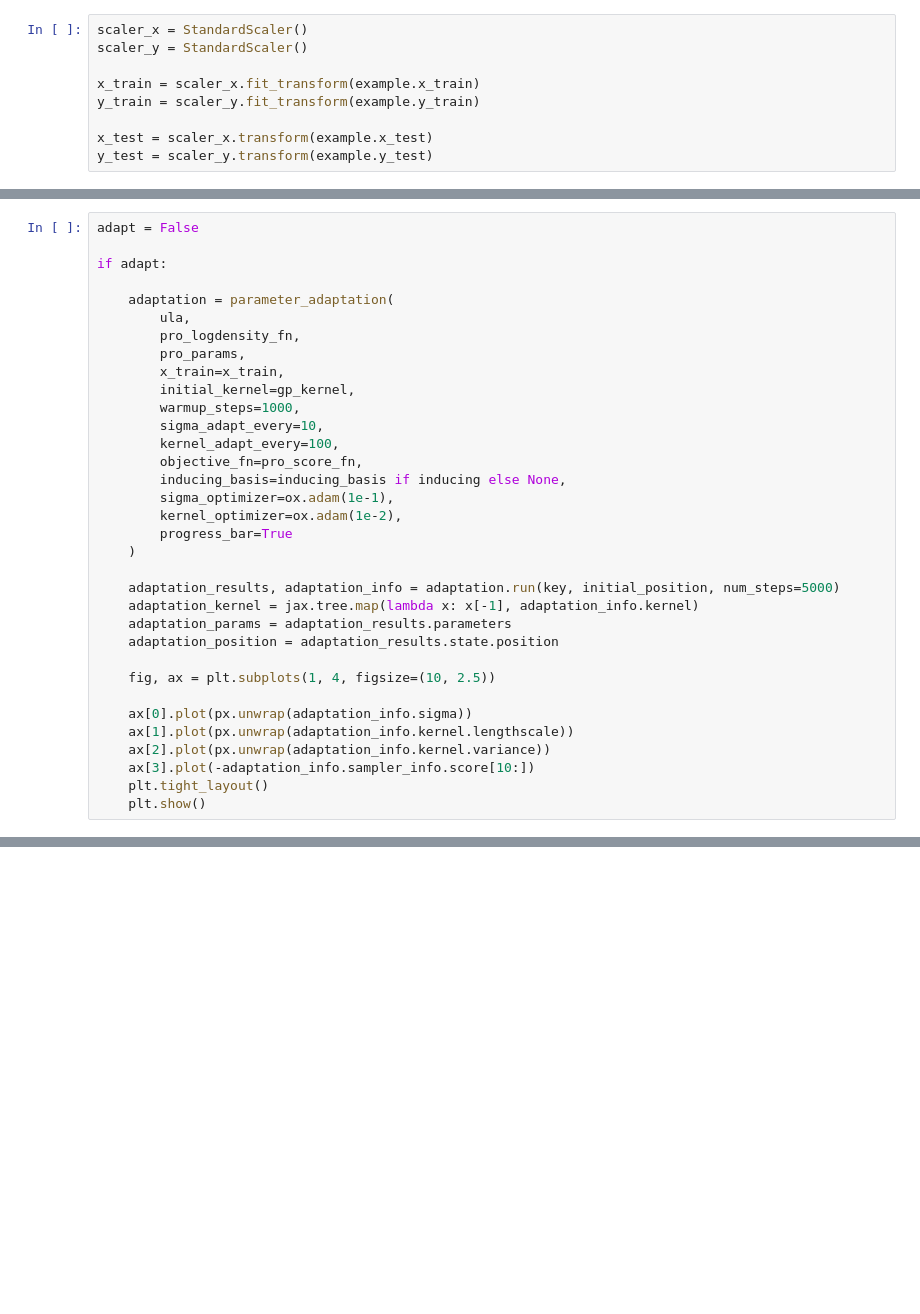
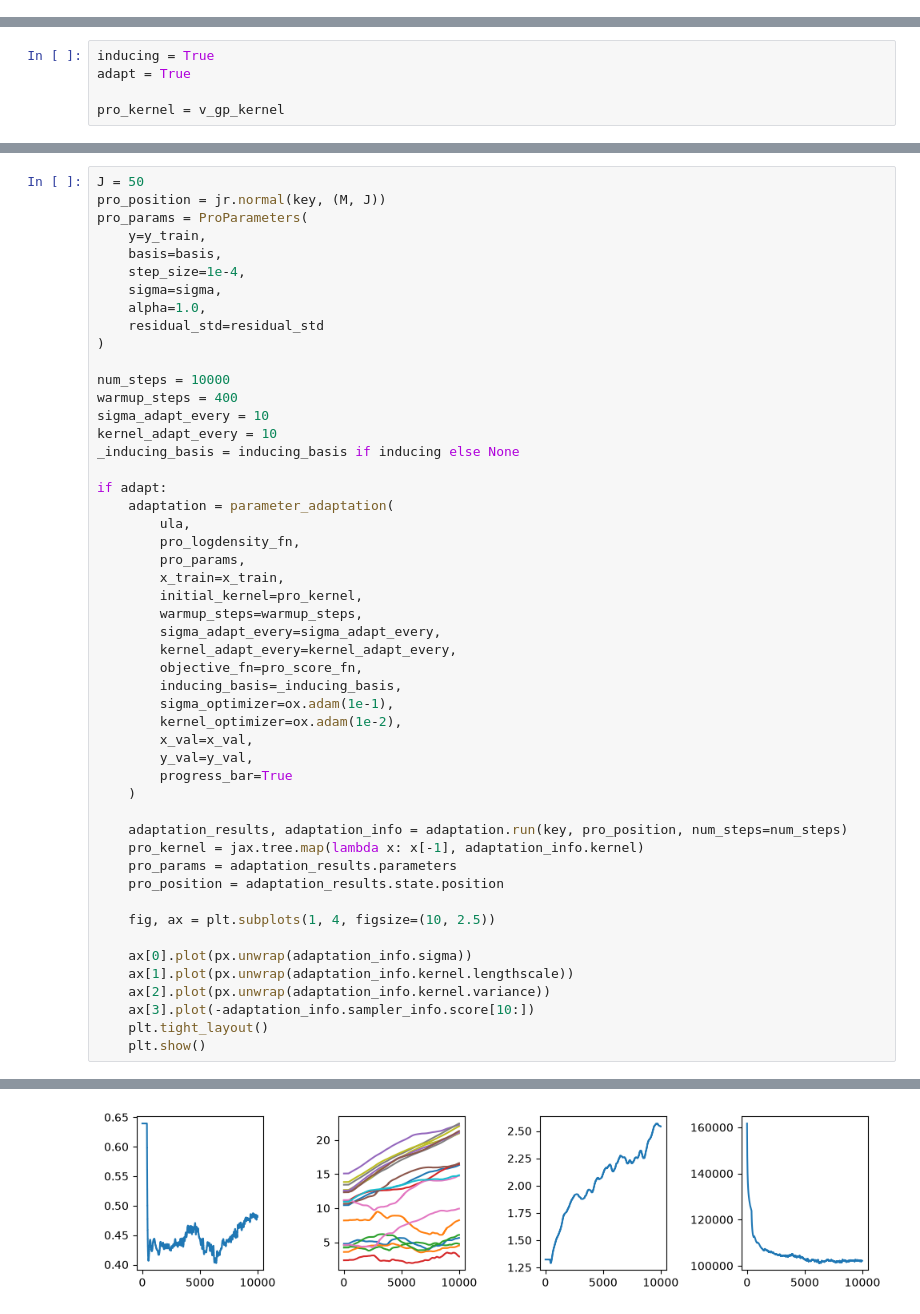
Before and after one commit to callum-kl/non-parametric-pro, a Jupyter notebook: notebooks/uci.ipynb, the cells around one changed output, grey strips where cells are left out. Cells and saved outputs as stored; diff of their text form; blank space fills up the shorter version.

```diff
--- a/notebooks/uci.ipynb
+++ b/notebooks/uci.ipynb
@@ -30,9 +46,0 @@ example = load_uci_regression_dataset("servo", split=1)
-# %%
-scaler_x = StandardScaler()
-scaler_y = StandardScaler()
-
-x_train = scaler_x.fit_transform(example.x_train)
-y_train = scaler_y.fit_transform(example.y_train)
-
-x_test = scaler_x.transform(example.x_test)
-y_test = scaler_y.transform(example.y_test)
@@ -71 +118,6 @@ GP NLPD: 0.39627018458935803
+# %%
+inducing = True
+adapt = True
+
+pro_kernel = v_gp_kernel
 # %%
@@ -100,28 +135,44 @@ initial_position = jr.normal(key, (M, J))
 # %%
-adapt = False
+J = 50
+pro_position = jr.normal(key, (M, J))
+pro_params = ProParameters(
+    y=y_train,
+    basis=basis,
+    step_size=1e-4,
+    sigma=sigma,
+    alpha=1.0,
+    residual_std=residual_std
+)
+
+num_steps = 10000
+warmup_steps = 400
+sigma_adapt_every = 10
+kernel_adapt_every = 10
+_inducing_basis = inducing_basis if inducing else None
 
 if adapt:
-
     adaptation = parameter_adaptation(
         ula,
         pro_logdensity_fn,
         pro_params,
         x_train=x_train,
-        initial_kernel=gp_kernel,
-        warmup_steps=1000,
-        sigma_adapt_every=10,
-        kernel_adapt_every=100,
+        initial_kernel=pro_kernel,
+        warmup_steps=warmup_steps,
+        sigma_adapt_every=sigma_adapt_every,
+        kernel_adapt_every=kernel_adapt_every,
         objective_fn=pro_score_fn,
-        inducing_basis=inducing_basis if inducing else None,
+        inducing_basis=_inducing_basis,
         sigma_optimizer=ox.adam(1e-1),
         kernel_optimizer=ox.adam(1e-2),
+        x_val=x_val,
+        y_val=y_val,
         progress_bar=True
     )
 
-    adaptation_results, adaptation_info = adaptation.run(key, initial_position, num_steps=5000)
-    adaptation_kernel = jax.tree.map(lambda x: x[-1], adaptation_info.kernel)
-    adaptation_params = adaptation_results.parameters
-    adaptation_position = adaptation_results.state.position
+    adaptation_results, adaptation_info = adaptation.run(key, pro_position, num_steps=num_steps)
+    pro_kernel = jax.tree.map(lambda x: x[-1], adaptation_info.kernel)
+    pro_params = adaptation_results.parameters
+    pro_position = adaptation_results.state.position
 
     fig, ax = plt.subplots(1, 4, figsize=(10, 2.5))
 
@@ -131,3 +182,4 @@ if adapt:
     ax[3].plot(-adaptation_info.sampler_info.score[10:])
     plt.tight_layout()
     plt.show()
+# %% [output]
@@ -133,0 +188 @@ if adapt:
+[figure, added]
```
Also changed, not shown: parts of 12 cells of this notebook, 11 other files.
